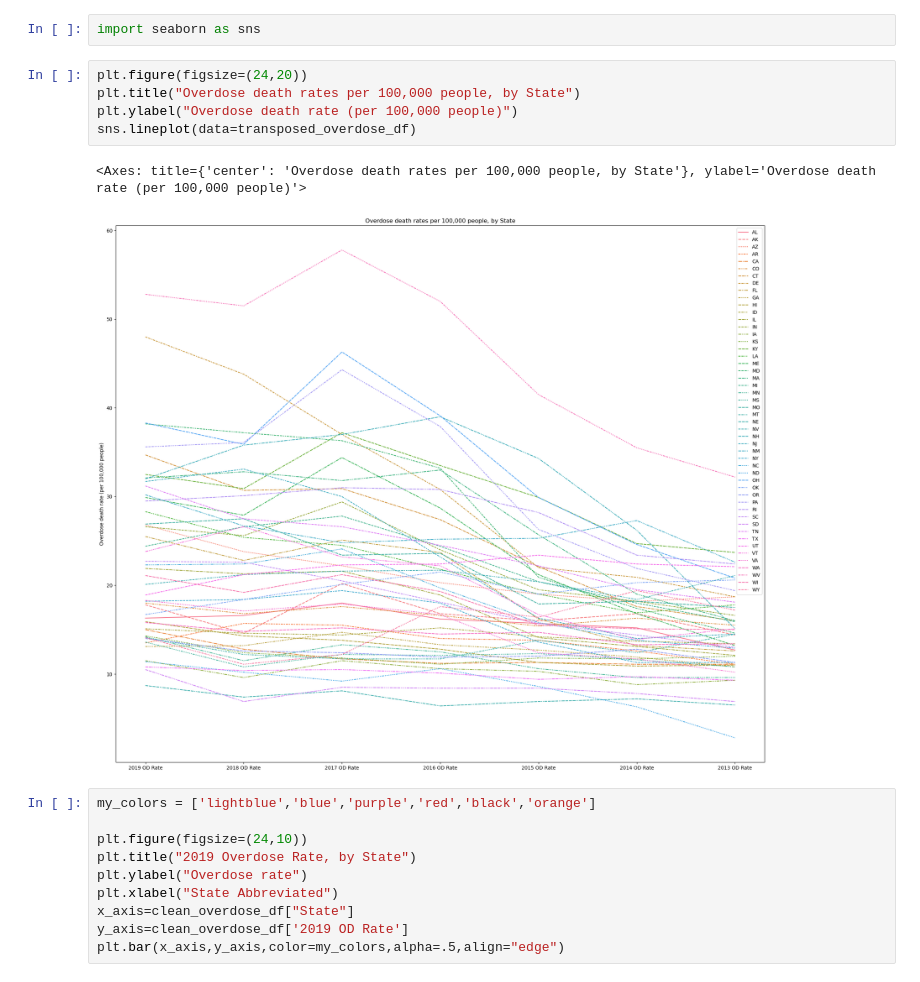
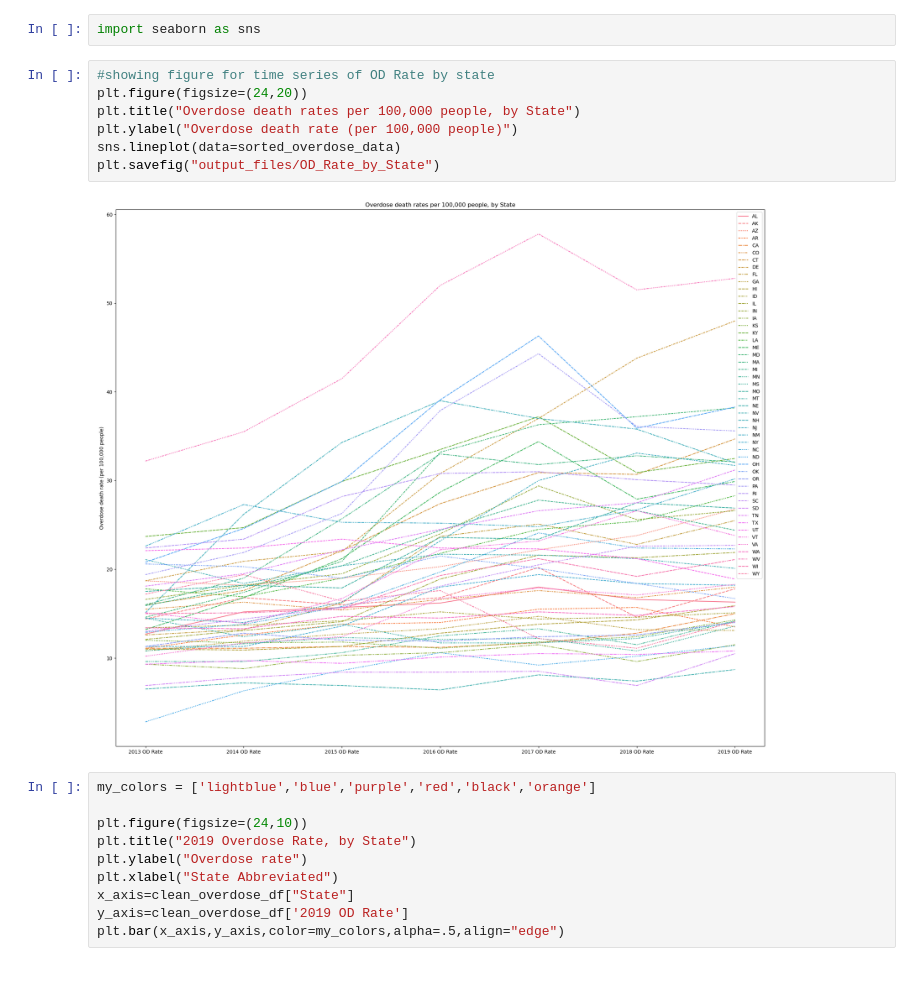
Before and after one commit to NefertitiM/Determinants-of-Opioid-Mortality, a Jupyter notebook: ProjectCode_Alex/CDC_Dataset_Code.ipynb, the cells around one changed output. Saved outputs shown, nothing was run; the diff lists cells and outputs as text.

```diff
--- a/ProjectCode_Alex/CDC_Dataset_Code.ipynb
+++ b/ProjectCode_Alex/CDC_Dataset_Code.ipynb
@@ -241,13 +253,14 @@ sorted_overdose_data = transposed_overdose_df.sort_index(ascending=True)
 # %%
 import seaborn as sns
 # %%
+#showing figure for time series of OD Rate by state
 plt.figure(figsize=(24,20))
 plt.title("Overdose death rates per 100,000 people, by State")
 plt.ylabel("Overdose death rate (per 100,000 people)")
-sns.lineplot(data=transposed_overdose_df)
+sns.lineplot(data=sorted_overdose_data)
+plt.savefig("output_files/OD_Rate_by_State")
 # %% [output]
-<Axes: title={'center': 'Overdose death rates per 100,000 people, by State'}, ylabel='Overdose death rate (per 100,000 people)'>
-[figure, old version]
+[figure, new version]
 # %%
 my_colors = ['lightblue','blue','purple','red','black','orange']
 
```
Also changed, not shown: parts of 27 cells of this notebook, 6 other files.
